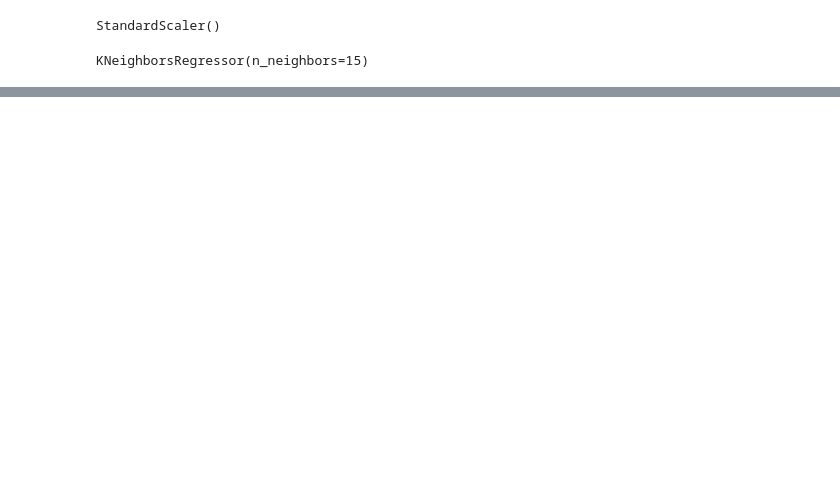
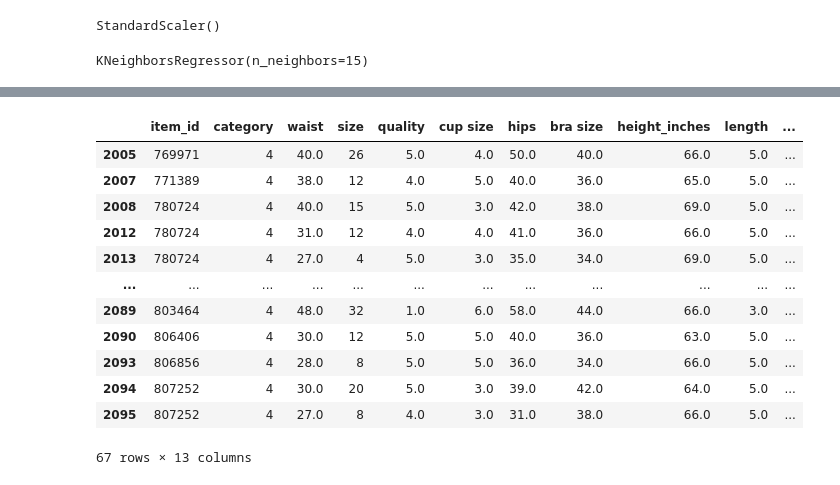
Before and after one commit to emicervantes/FashionDataProject, a Jupyter notebook: Scripts/fashionModeling2.ipynb, the cells around one changed output, grey strips where cells are left out. Drawn from its saved outputs; the diff is of its cells as text; code cells hidden in the pictures; blank space fills up the shorter version.

```diff
--- a/Scripts/fashionModeling2.ipynb
+++ b/Scripts/fashionModeling2.ipynb
@@ -237,5 +303,22 @@ ctest_b = alt.Chart(df_scores).mark_line(color="#045FB4").encode(
 ctrain_b+ctest_b
 # %% [output]
 [interactive output not drawn]
+# %%
+df_ow = df_clean[df_clean['category'] == 4]
+df_ow
+# %% [output]
+|  | item_id | category | waist | size | quality | cup size | hips | bra size | height_inches | length | ... |
+| 2005 | 769971 | 4 | 40.0 | 26 | 5.0 | 4.0 | 50.0 | 40.0 | 66.0 | 5.0 | ... |
+| 2007 | 771389 | 4 | 38.0 | 12 | 4.0 | 5.0 | 40.0 | 36.0 | 65.0 | 5.0 | ... |
+| 2008 | 780724 | 4 | 40.0 | 15 | 5.0 | 3.0 | 42.0 | 38.0 | 69.0 | 5.0 | ... |
+| 2012 | 780724 | 4 | 31.0 | 12 | 4.0 | 4.0 | 41.0 | 36.0 | 66.0 | 5.0 | ... |
+| 2013 | 780724 | 4 | 27.0 | 4 | 5.0 | 3.0 | 35.0 | 34.0 | 69.0 | 5.0 | ... |
+| ... | ... | ... | ... | ... | ... | ... | ... | ... | ... | ... | ... |
+| 2089 | 803464 | 4 | 48.0 | 32 | 1.0 | 6.0 | 58.0 | 44.0 | 66.0 | 3.0 | ... |
+| 2090 | 806406 | 4 | 30.0 | 12 | 5.0 | 5.0 | 40.0 | 36.0 | 63.0 | 5.0 | ... |
+| 2093 | 806856 | 4 | 28.0 | 8 | 5.0 | 5.0 | 36.0 | 34.0 | 66.0 | 5.0 | ... |
+| 2094 | 807252 | 4 | 30.0 | 20 | 5.0 | 3.0 | 39.0 | 42.0 | 64.0 | 5.0 | ... |
+| 2095 | 807252 | 4 | 27.0 | 8 | 4.0 | 3.0 | 31.0 | 38.0 | 66.0 | 5.0 | ... |
+67 rows × 13 columns
 # %%
 df_ow = df_clean[['waist','height_inches','cup size', 'bra size','fit']].copy()
```
Also changed, not shown: parts of 36 cells of this notebook.
